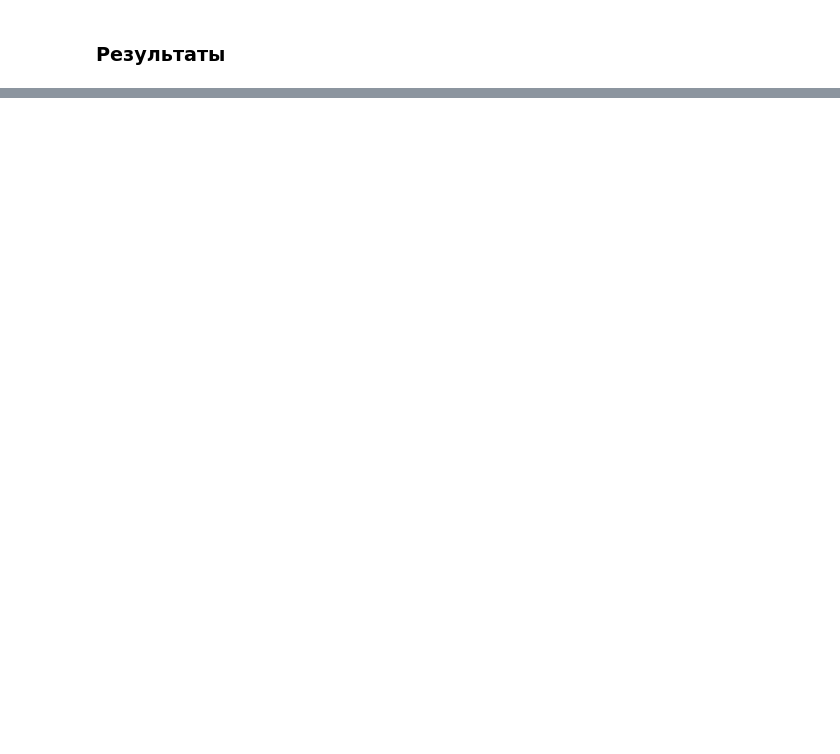
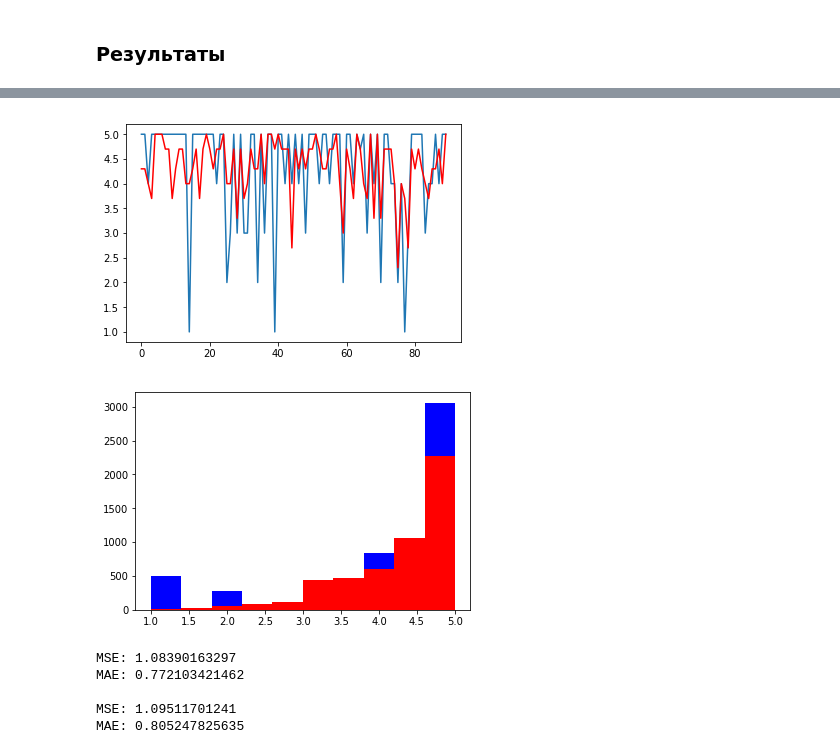
Before and after one commit to alxmamaev/mvideo-hackathon, a Jupyter notebook: M.SMART.ipynb, the cells around one changed output, grey strips where cells are left out. Cells and saved outputs as stored; diff of their text form; code cells hidden in the pictures; blank space fills up the shorter version.

```diff
--- a/M.SMART.ipynb
+++ b/M.SMART.ipynb
@@ -506,0 +510,10 @@ plt.show()
+# %%
+def find_mean(n):
+    a = le.classes_
+
+    d, k = n, a[0]
+    for i in a:
+        if abs(n-i)<d:
+            d = abs(n-i)
+            k = i
+    return k
@@ -506,0 +533,26 @@ plt.show()
+# %%
+n = 90
+plt.plot(y_test[:n])
+plt.plot(pred[:n], color="red")
+plt.show()
+
+
+plt.hist(y_test.round(1), color="blue")
+plt.hist(pred, color="red")
+plt.show()
+# %% [output]
+[figure, added]
+[figure, added]
+# %%
+pred = np.array(list(map(find_mean, lr_pred)))
+
+score = mean_squared_error(pred, y_test), mean_absolute_error(pred, y_test)
+print("MSE: %s\nMAE: %s"%score)
+print()
+print("MSE: %s\nMAE: %s"%lr_score)
+# %% [output]
+MSE: 1.08390163297
+MAE: 0.772103421462
+
+MSE: 1.09511701241
+MAE: 0.805247825635
```
Also changed, not shown: parts of 13 cells of this notebook, 1 other file.
